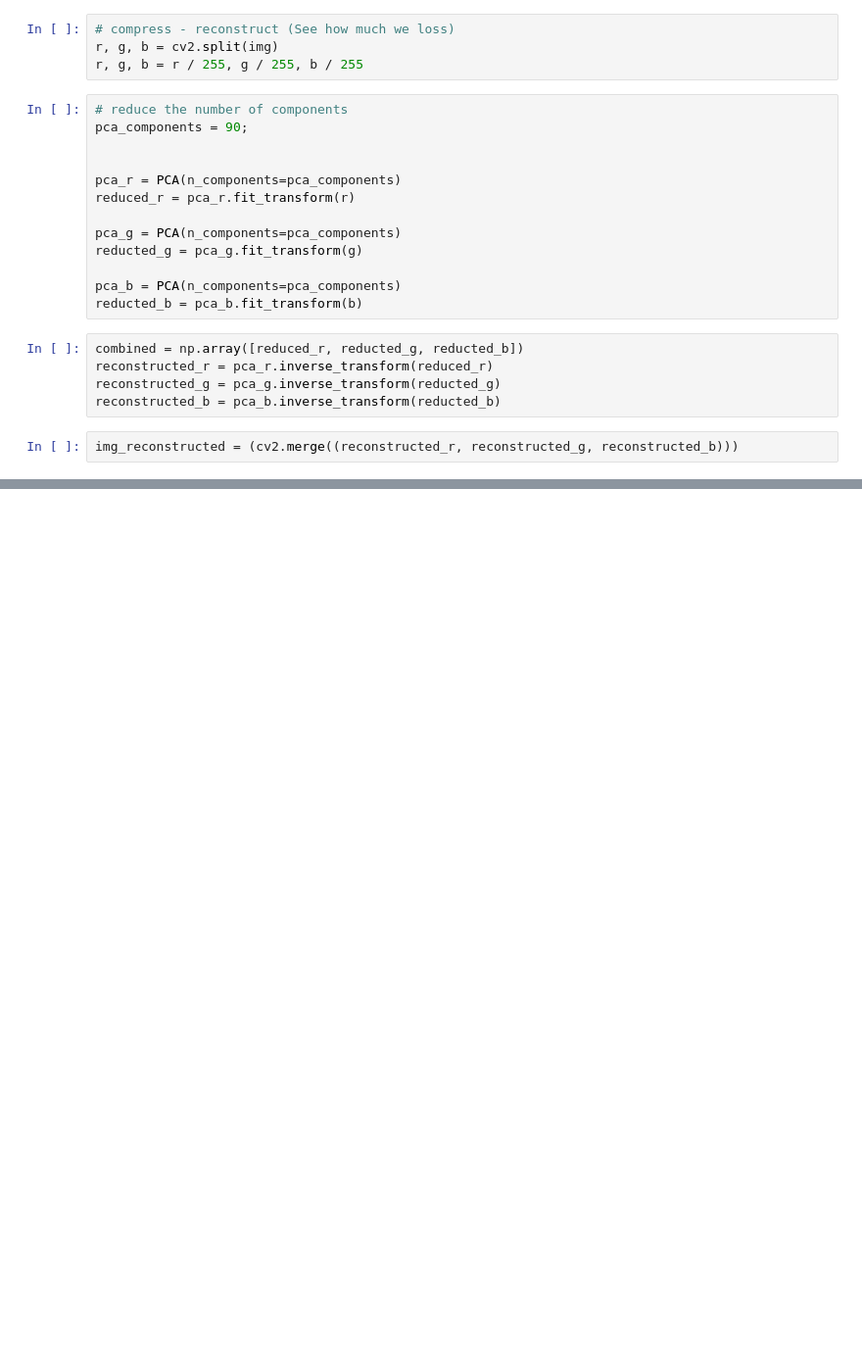
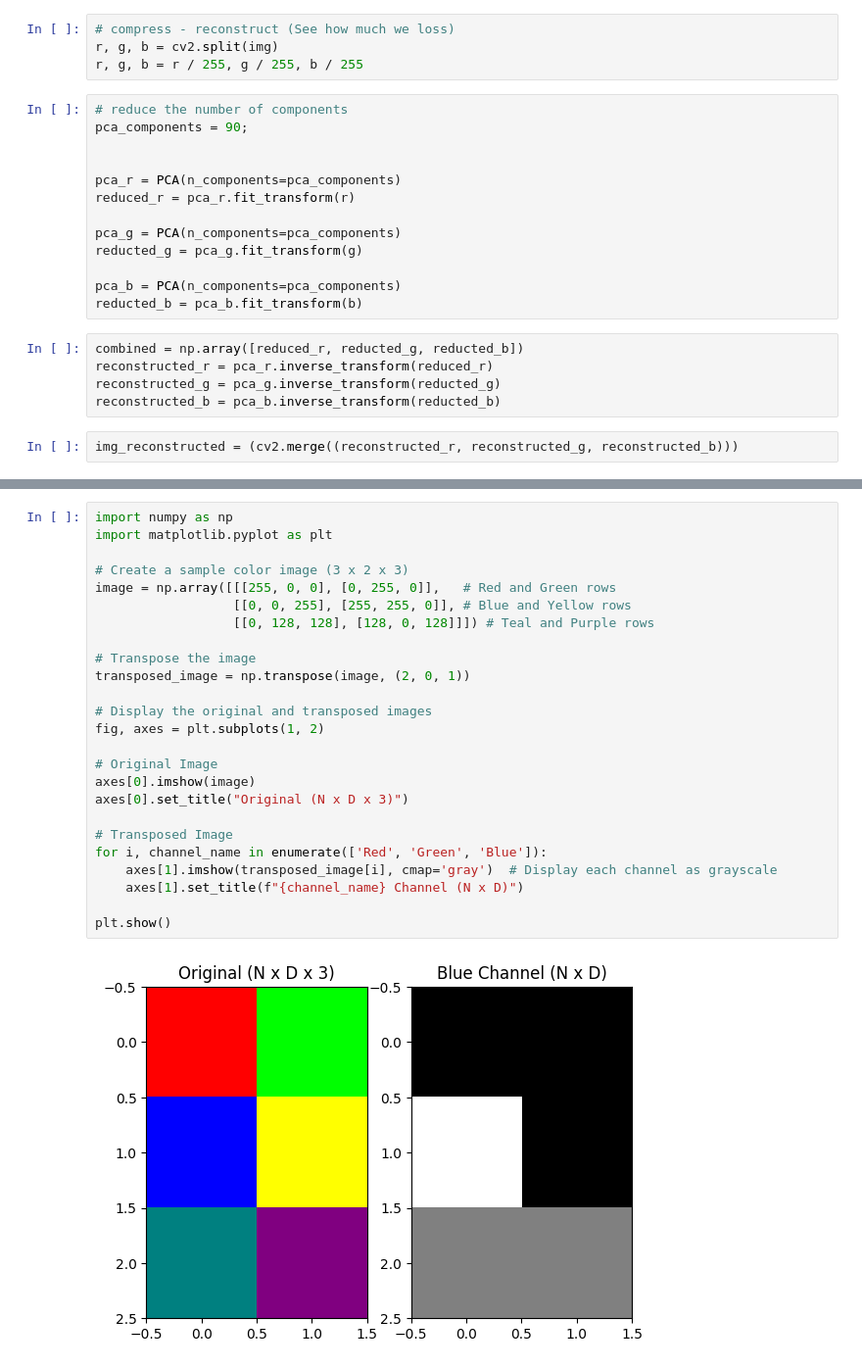
Before and after one commit to MathmatheticGuy/First-Year-of-AI, a Jupyter notebook: Project/PCA/PCA2.ipynb, the cells around one changed output, grey strips where cells are left out. Shown at 98% size. Cells and saved outputs as stored; diff of their text form; blank space fills up the shorter version.

```diff
--- a/Project/PCA/PCA2.ipynb
+++ b/Project/PCA/PCA2.ipynb
@@ -51,0 +52,27 @@ Clipping input data to the valid range for imshow with RGB data ([0..1] for floa
+# %%
+import numpy as np
+import matplotlib.pyplot as plt
+
+# Create a sample color image (3 x 2 x 3)
+image = np.array([[[255, 0, 0], [0, 255, 0]],   # Red and Green rows
+                  [[0, 0, 255], [255, 255, 0]], # Blue and Yellow rows
+                  [[0, 128, 128], [128, 0, 128]]]) # Teal and Purple rows
+
+# Transpose the image
+transposed_image = np.transpose(image, (2, 0, 1))
+
+# Display the original and transposed images
+fig, axes = plt.subplots(1, 2)
+
+# Original Image
+axes[0].imshow(image)
+axes[0].set_title("Original (N x D x 3)")
+
+# Transposed Image
+for i, channel_name in enumerate(['Red', 'Green', 'Blue']):
+    axes[1].imshow(transposed_image[i], cmap='gray')  # Display each channel as grayscale
+    axes[1].set_title(f"{channel_name} Channel (N x D)")
+
+plt.show()
+# %% [output]
+[figure, added]
```
Also changed, not shown: parts of 3 cells of this notebook, 5 other files.
